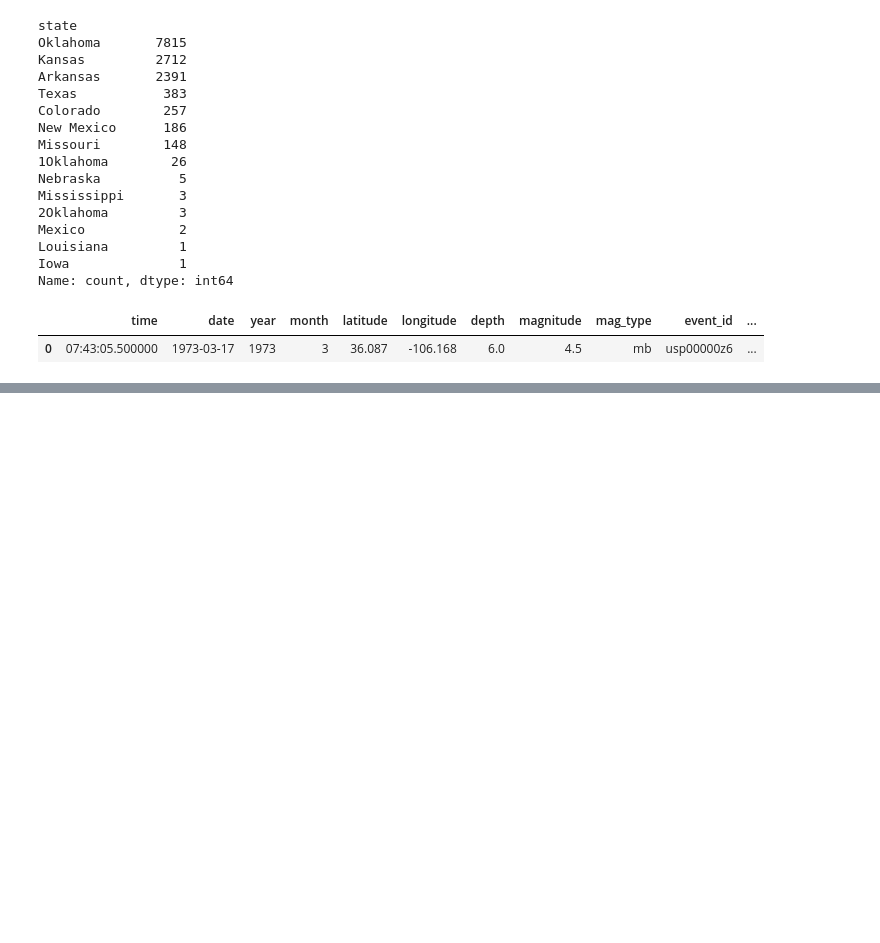
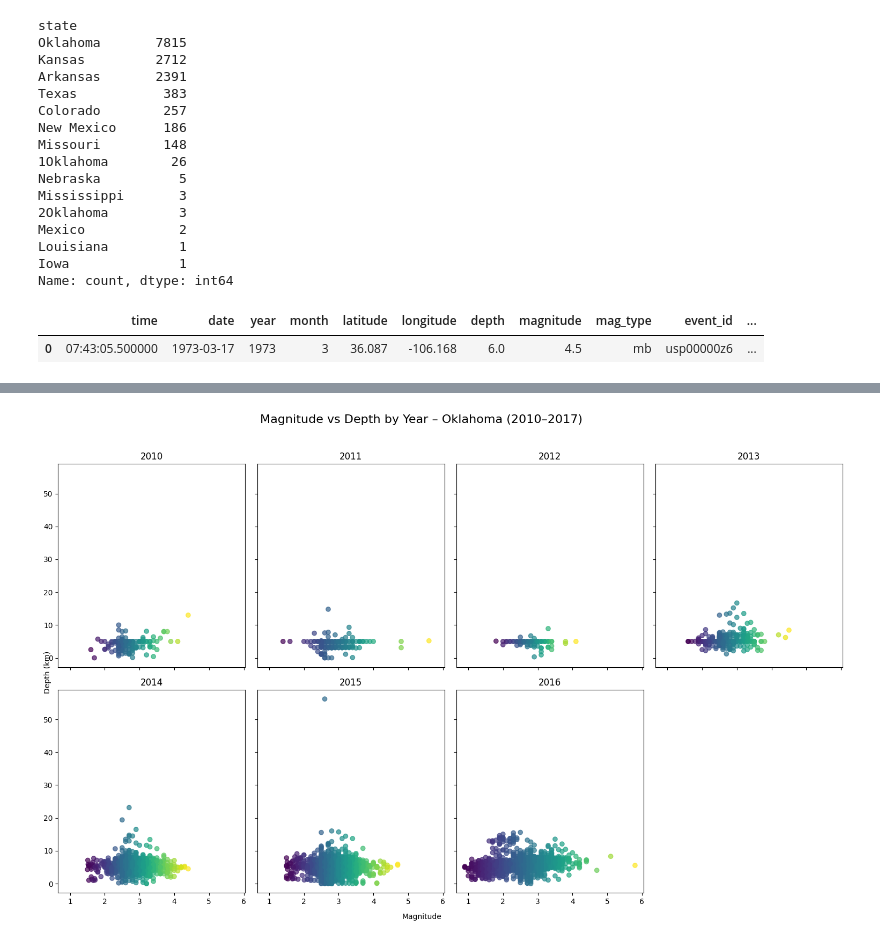
Before and after one commit to JulieGambill/Wastewater_And_Seismic_Activity, a Jupyter notebook: notebooks/Ok_Region_Earthquakes.ipynb, the cells around one changed output, grey strips where cells are left out. Drawn from its saved outputs; the diff is of its cells as text; code cells hidden in the pictures; blank space fills up the shorter version.

```diff
--- a/notebooks/Ok_Region_Earthquakes.ipynb
+++ b/notebooks/Ok_Region_Earthquakes.ipynb
@@ -3555,0 +3535,48 @@ plt.show()
+# %%
+start_year = 2010
+end_year = 2017
+
+df = ok_quakes_df[
+    (ok_quakes_df['year'] >= start_year) &
+    (ok_quakes_df['year'] <= end_year) &
+    (ok_quakes_df['state'].str.lower() == 'oklahoma')
+]
+
+years = sorted(df['year'].unique())
+n = len(years)
+
+# determine subplot grid
+cols = 4
+rows = math.ceil(n / cols)
+
+fig, axes = plt.subplots(rows, cols, figsize=(16, 10), sharex=True, sharey=True)
+axes = axes.flatten()
+
+for ax, year in zip(axes, years):
+    year_data = df[df['year'] == year]
+
+    sc = ax.scatter(
+        year_data['magnitude'],
+        year_data['depth'],
+        c=year_data['magnitude'],    # color by magnitude (optional)
+        cmap='viridis',
+        alpha=0.7
+    )
+
+    ax.set_title(f"{year}")
+
+
+for ax in axes[n:]:
+    ax.axis("off")
+
+fig.suptitle(f"Magnitude vs Depth by Year – Oklahoma ({start_year}–{end_year})",
+             fontsize=16)
+
+fig.text(0.5, 0.04, 'Magnitude', ha='center')
+fig.text(0.06, 0.5, 'Depth (km)', va='center', rotation='vertical')
+
+plt.tight_layout(rect=[0.05, 0.05, 1, 0.96])
+plt.savefig('../plots/OkEarthquakesMagnitudeDepthByYear.png')
+plt.show()
+# %% [output]
+[figure, added]
```
Also changed, not shown: parts of 3 cells of this notebook, 5 other files.
